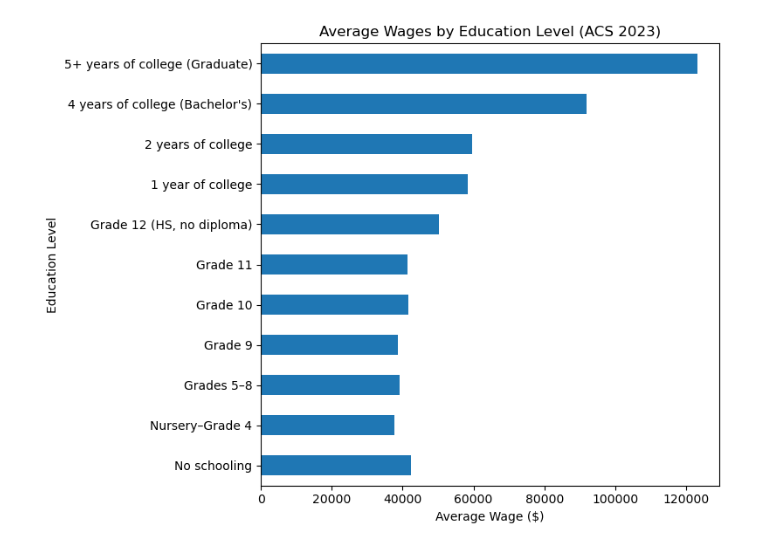
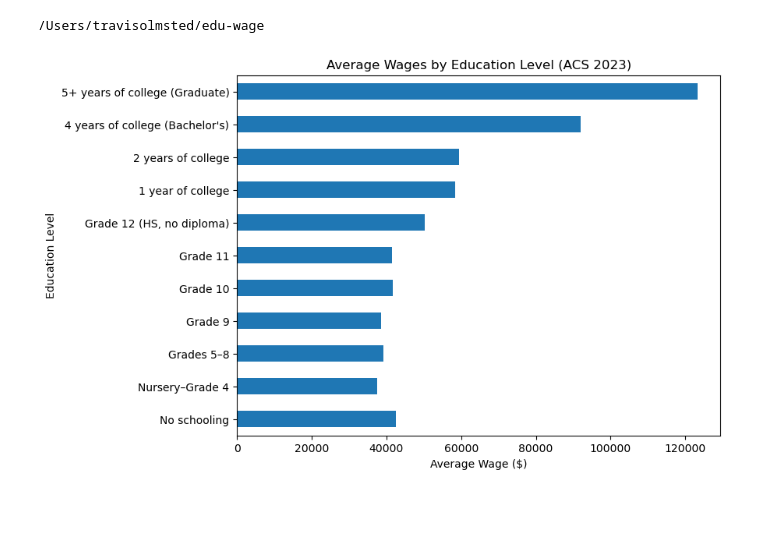
Before and after one commit to tolmsted935/edu-wage, a Jupyter notebook: notebooks/01_edu_wage_analysis.ipynb, the cells around one changed output. Drawn from its saved outputs; the diff is of its cells as text; code cells hidden in the pictures; blank space fills up the shorter version.

Commit message:
Added output from notebook

```diff
--- a/notebooks/01_edu_wage_analysis.ipynb
+++ b/notebooks/01_edu_wage_analysis.ipynb
@@ -1,3 +1,15 @@
+# %%
+import os
+from pathlib import Path
+
+notebook_dir = Path().resolve()
+
+if notebook_dir.name == "notebooks":
+    os.chdir(notebook_dir.parent)
+
+print(Path().resolve())
+# %% [output]
+/Users/travisolmsted/edu-wage
 # %%
 # Step 1: import libraries
 import pandas as pd
@@ -34,33 +46,34 @@ edu_order = [
     "No schooling",
     "Nursery–Grade 4",
     "Grades 5–8",
     "Grade 9",
     "Grade 10",
     "Grade 11",
     "Grade 12 (HS, no diploma)",
     "1 year of college",
     "2 years of college",
     "3 years of college",
     "4 years of college (Bachelor's)",
     "5+ years of college (Graduate)",
     "Missing"
 ]
 
 df['EDUC_label'] = df['EDUC'].map(edu_labels)
 
 df['EDUC_label'] = pd.Categorical(df['EDUC_label'],
                                   categories=edu_order,
                                   ordered=True)
 
 # Step 5: calculate average wages by education
 edu_avg = df.groupby('EDUC_label', observed = True)['INCWAGE'].mean()
 
 # Step 6: plot
 edu_avg.plot(kind='barh', figsize=(8,6))
 plt.xlabel("Average Wage ($)")
 plt.ylabel("Education Level")
 plt.title("Average Wages by Education Level (ACS 2023)")
-plt.tight_layout()
-plt.show()
+
+plt.savefig("output/figures/avg_wages_by_edu.png", dpi=300, bbox_inches="tight")
+edu_avg.to_csv("output/tables/avg_wages_by_edu.csv", index=True)
 # %% [output]
-[figure, old version]
+[figure, new version]
```
Also changed, not shown: 2 other files.
